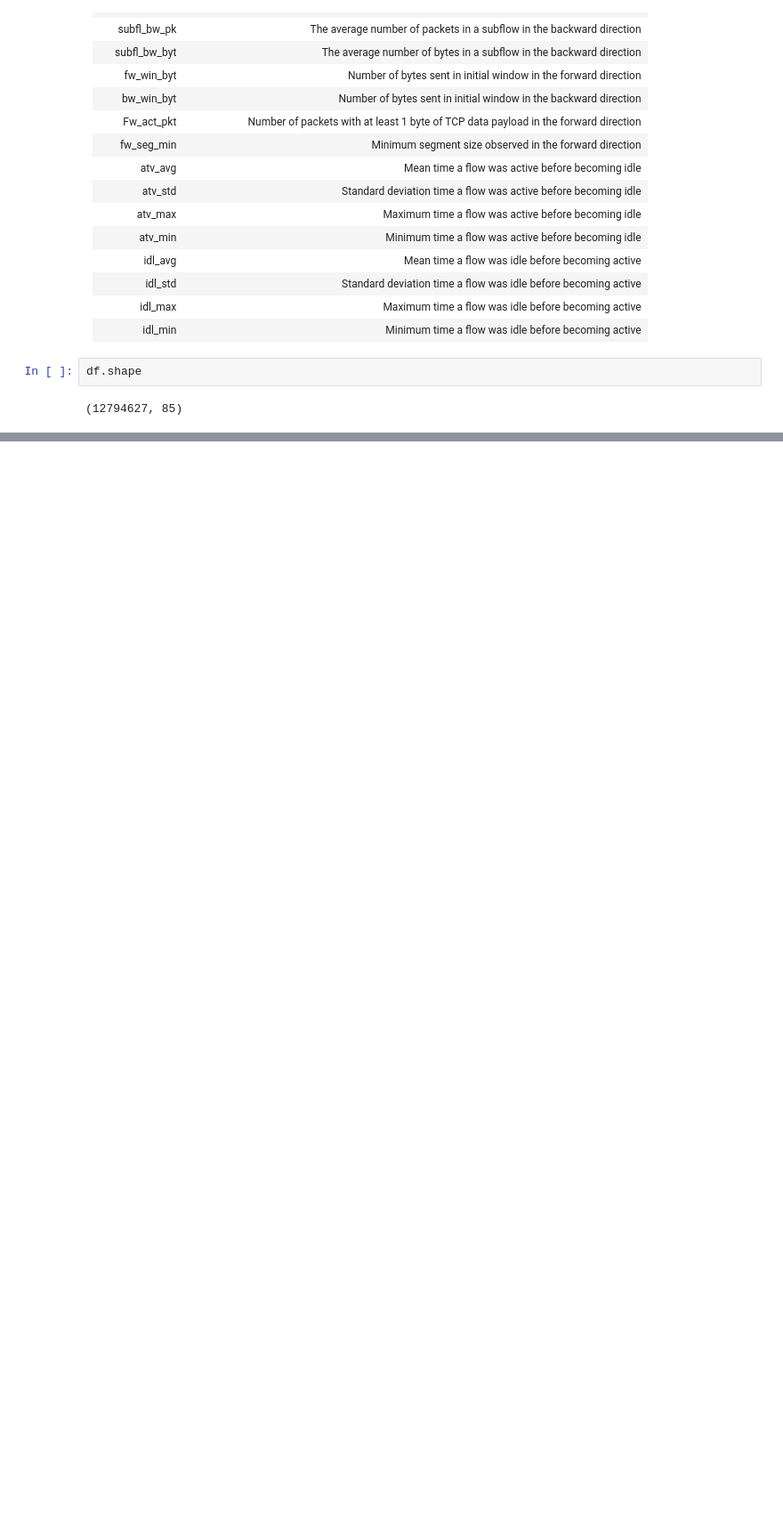
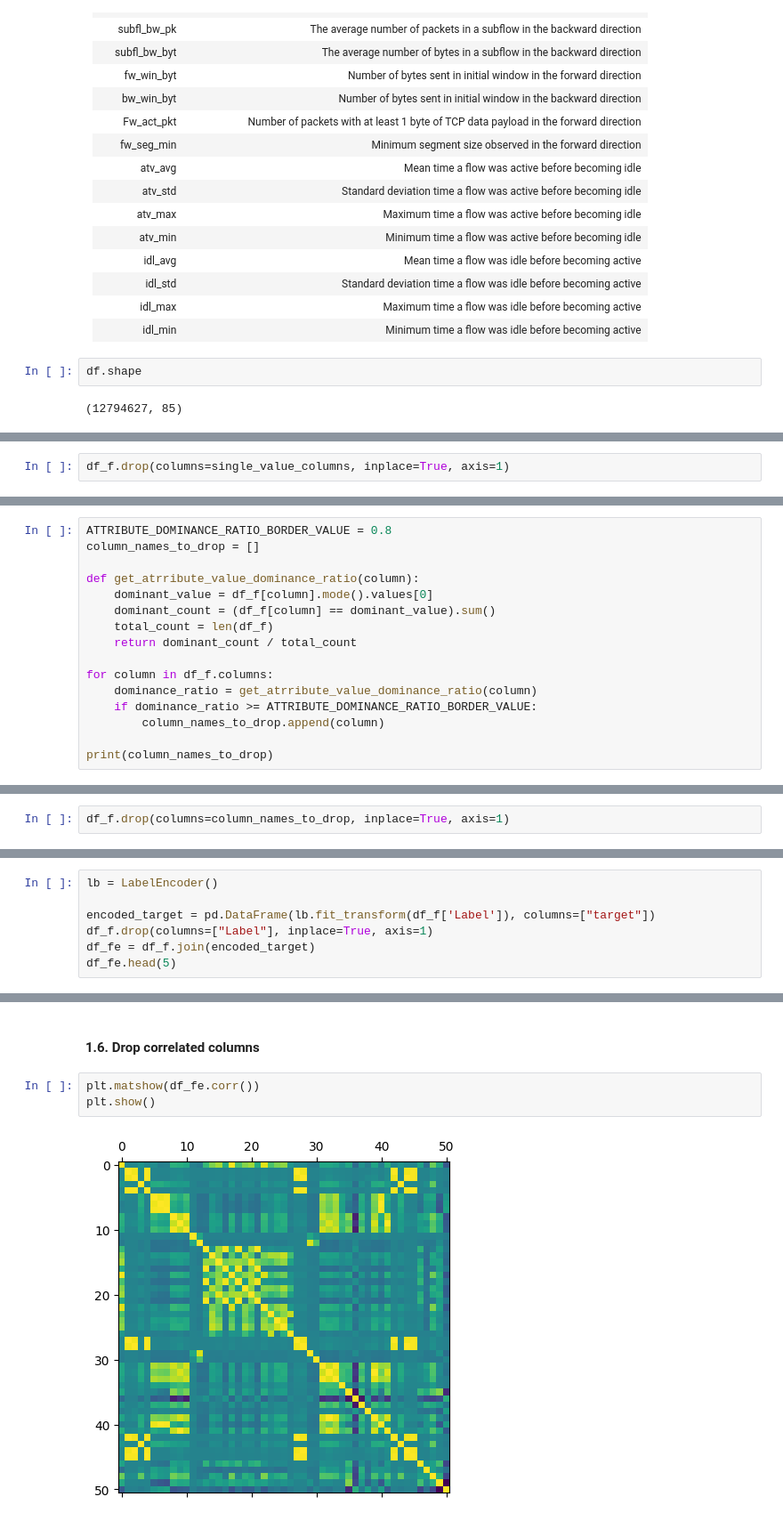
Before and after one commit to Diluted128/ddos-detection-model, a Jupyter notebook: ddos-recognition.ipynb, the cells around one changed output, grey strips where cells are left out. Shown at 89% size. Cells and saved outputs as stored; diff of their text form; blank space fills up the shorter version.

```diff
--- a/ddos-recognition.ipynb
+++ b/ddos-recognition.ipynb
@@ -141,0 +146,2 @@ filltered.shape
+# %%
+df_f.drop(columns=single_value_columns, inplace=True, axis=1)
@@ -141,0 +150,16 @@ filltered.shape
+# %%
+ATTRIBUTE_DOMINANCE_RATIO_BORDER_VALUE = 0.8
+column_names_to_drop = []
+
+def get_atrribute_value_dominance_ratio(column):
+    dominant_value = df_f[column].mode().values[0]
+    dominant_count = (df_f[column] == dominant_value).sum()
+    total_count = len(df_f)
+    return dominant_count / total_count
+
+for column in df_f.columns:
+    dominance_ratio = get_atrribute_value_dominance_ratio(column)
+    if dominance_ratio >= ATTRIBUTE_DOMINANCE_RATIO_BORDER_VALUE:
+        column_names_to_drop.append(column)
+
+print(column_names_to_drop)
@@ -141,0 +168,2 @@ filltered.shape
+# %%
+df_f.drop(columns=column_names_to_drop, inplace=True, axis=1)
@@ -141,0 +172,7 @@ filltered.shape
+# %%
+lb = LabelEncoder()
+
+encoded_target = pd.DataFrame(lb.fit_transform(df_f['Label']), columns=["target"])
+df_f.drop(columns=["Label"], inplace=True, axis=1)
+df_fe = df_f.join(encoded_target)
+df_fe.head(5)
@@ -141,0 +190,7 @@ filltered.shape
+# %% [markdown]
+#### 1.6. Drop correlated columns
+# %%
+plt.matshow(df_fe.corr())
+plt.show()
+# %% [output]
+[figure, added]
```
Also changed, not shown: parts of 30 cells of this notebook.
